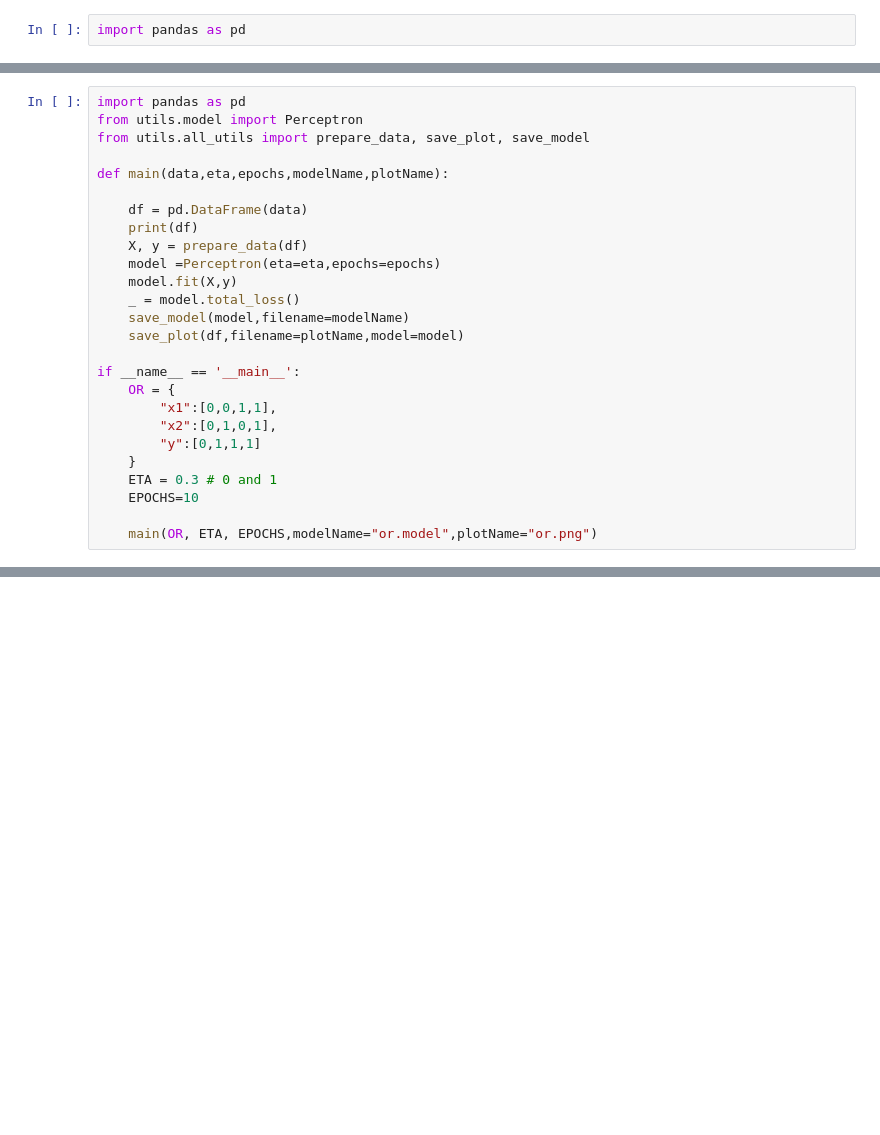
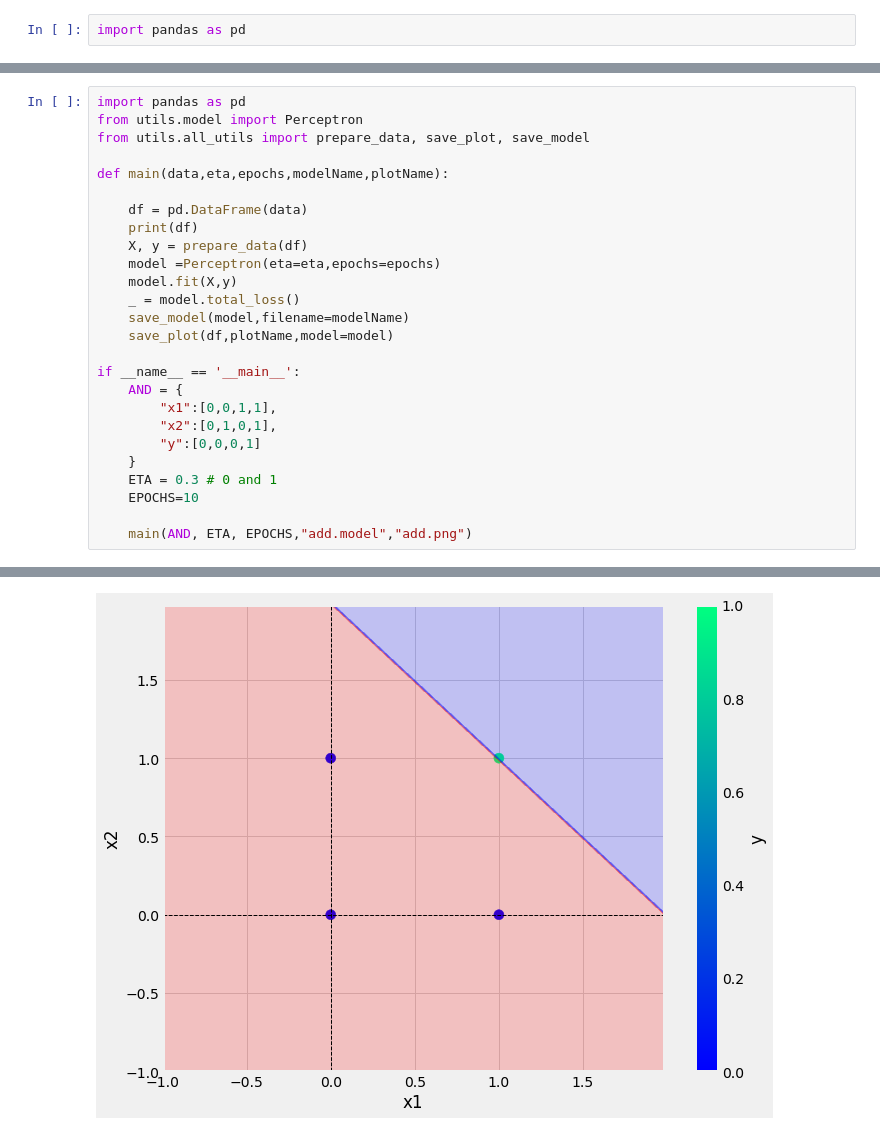
Before and after one commit to naganatarajan27/oneNeuron, a Jupyter notebook: demo.ipynb, the cells around one changed output, grey strips where cells are left out. Drawn from its saved outputs; the diff is of its cells as text; blank space fills up the shorter version.

```diff
--- a/demo.ipynb
+++ b/demo.ipynb
@@ -14,16 +81,16 @@ def main(data,eta,epochs,modelName,plotName):
     model.fit(X,y)
     _ = model.total_loss()
     save_model(model,filename=modelName)
-    save_plot(df,filename=plotName,model=model)
+    save_plot(df,plotName,model=model)
 
 if __name__ == '__main__':
-    OR = {
+    AND = {
         "x1":[0,0,1,1],
         "x2":[0,1,0,1],
-        "y":[0,1,1,1]
+        "y":[0,0,0,1]
     }
     ETA = 0.3 # 0 and 1
     EPOCHS=10
 
-    main(OR, ETA, EPOCHS,modelName="or.model",plotName="or.png")
+    main(AND, ETA, EPOCHS,"add.model","add.png")
 # %% [output]
@@ -30,0 +114 @@ NameError: name 'model' is not defined
+[figure, added]
```
Also changed, not shown: parts of 2 cells of this notebook, 6 other files.
